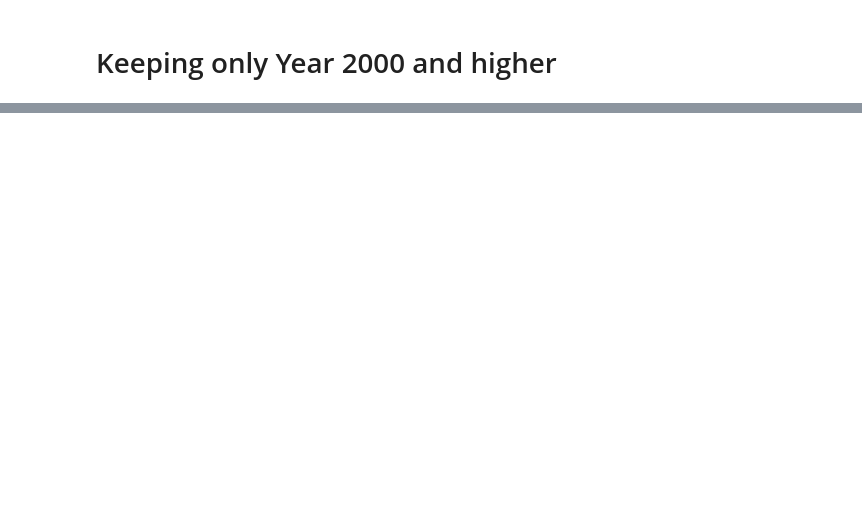
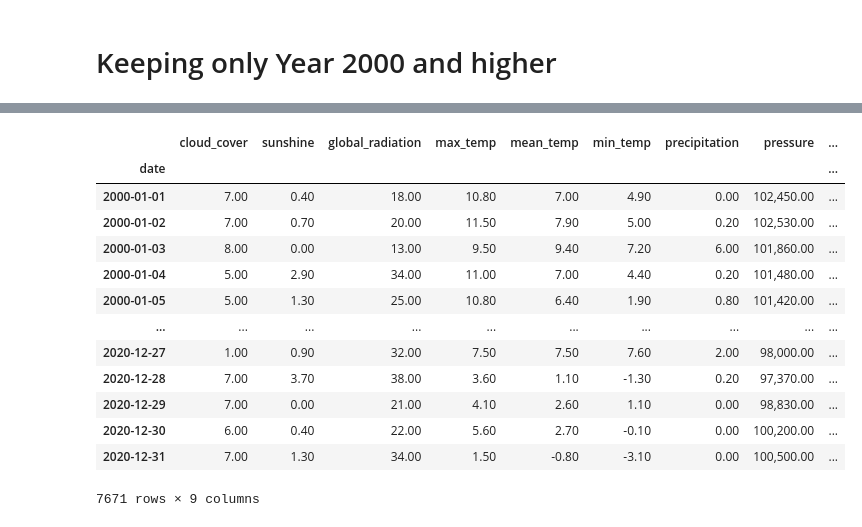
Before and after one commit to CatDawn29/Resampling-Data-Tippins, a Jupyter notebook: Resampling.ipynb, the cells around one changed output, grey strips where cells are left out. Cells and saved outputs as stored; diff of their text form; code cells hidden in the pictures; blank space fills up the shorter version.

```diff
--- a/Resampling.ipynb
+++ b/Resampling.ipynb
@@ -99,2 +129,17 @@ df_ts.plot();
 # %%
-df_ts.loc['2000']
+df_ts.loc['2000':]
+# %% [output]
+|  | cloud_cover | sunshine | global_radiation | max_temp | mean_temp | min_temp | precipitation | pressure | ... |
+| date |  |  |  |  |  |  |  |  | ... |
+| 2000-01-01 | 7.00 | 0.40 | 18.00 | 10.80 | 7.00 | 4.90 | 0.00 | 102,450.00 | ... |
+| 2000-01-02 | 7.00 | 0.70 | 20.00 | 11.50 | 7.90 | 5.00 | 0.20 | 102,530.00 | ... |
+| 2000-01-03 | 8.00 | 0.00 | 13.00 | 9.50 | 9.40 | 7.20 | 6.00 | 101,860.00 | ... |
+| 2000-01-04 | 5.00 | 2.90 | 34.00 | 11.00 | 7.00 | 4.40 | 0.20 | 101,480.00 | ... |
+| 2000-01-05 | 5.00 | 1.30 | 25.00 | 10.80 | 6.40 | 1.90 | 0.80 | 101,420.00 | ... |
+| ... | ... | ... | ... | ... | ... | ... | ... | ... | ... |
+| 2020-12-27 | 1.00 | 0.90 | 32.00 | 7.50 | 7.50 | 7.60 | 2.00 | 98,000.00 | ... |
+| 2020-12-28 | 7.00 | 3.70 | 38.00 | 3.60 | 1.10 | -1.30 | 0.20 | 97,370.00 | ... |
+| 2020-12-29 | 7.00 | 0.00 | 21.00 | 4.10 | 2.60 | 1.10 | 0.00 | 98,830.00 | ... |
+| 2020-12-30 | 6.00 | 0.40 | 22.00 | 5.60 | 2.70 | -0.10 | 0.00 | 100,200.00 | ... |
+| 2020-12-31 | 7.00 | 1.30 | 34.00 | 1.50 | -0.80 | -3.10 | 0.00 | 100,500.00 | ... |
+7671 rows × 9 columns
```
Also changed, not shown: parts of 36 cells of this notebook.
